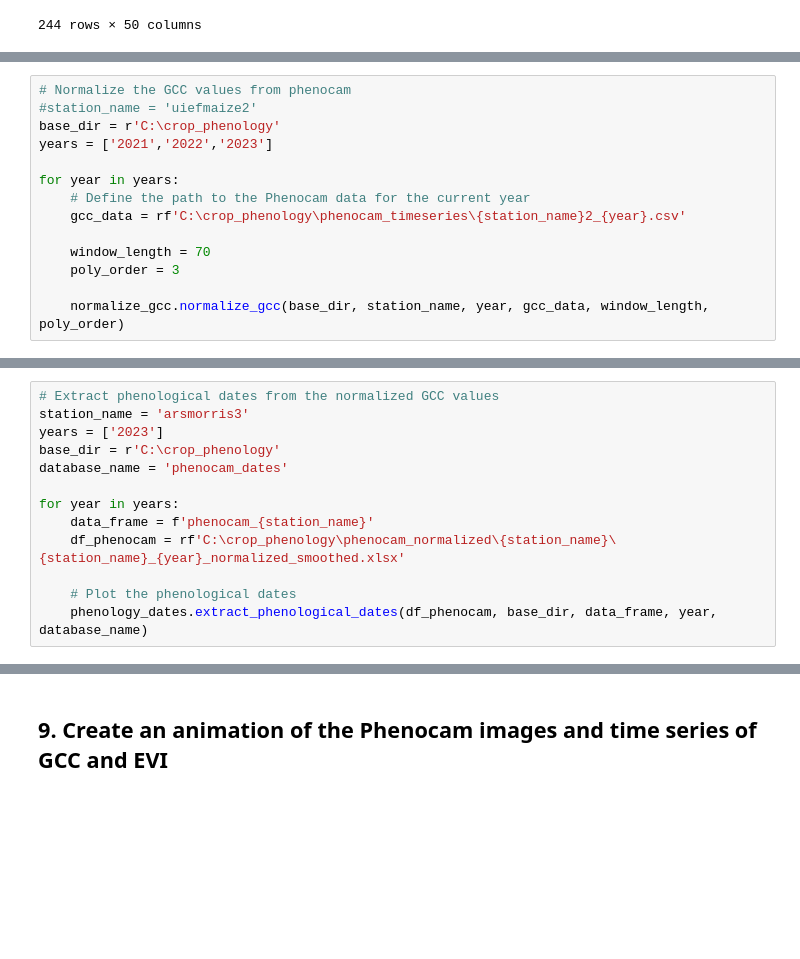
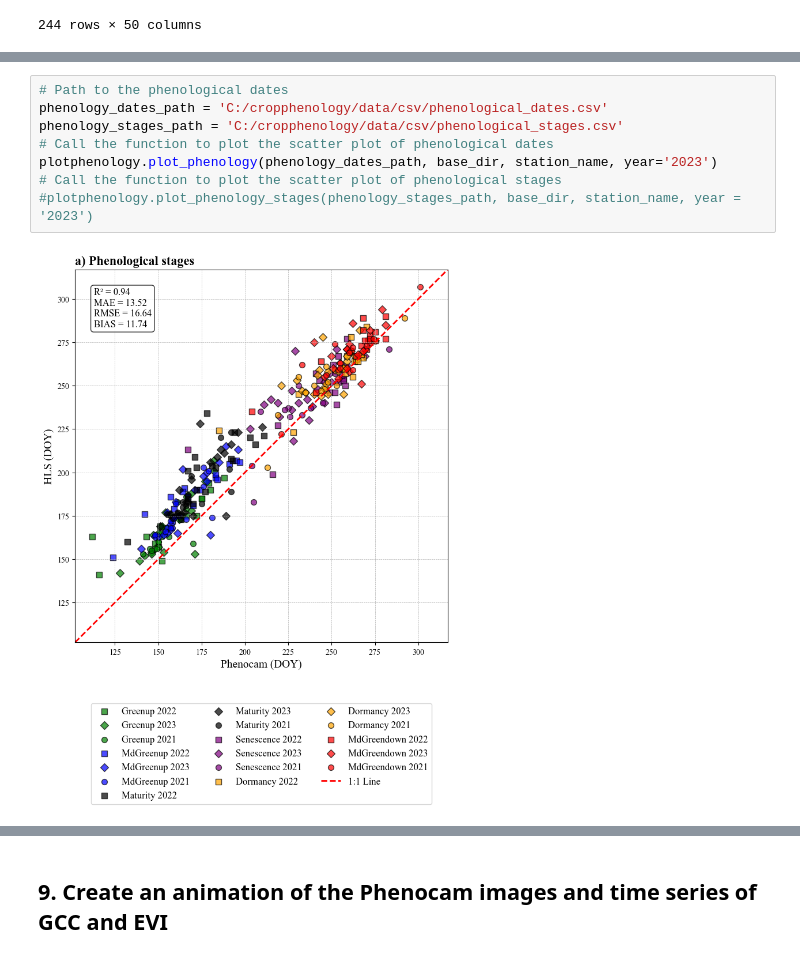
Before and after one commit to uvaires/cropphenology, a Jupyter notebook: notebooks/cropphenology.ipynb, the cells around one changed output, grey strips where cells are left out. Drawn from its saved outputs; the diff is of its cells as text; blank space fills up the shorter version.

Commit message:
WIP: phenology stages plots

```diff
--- a/notebooks/cropphenology.ipynb
+++ b/notebooks/cropphenology.ipynb
@@ -243,14 +227,0 @@ for year in years:
-# %%
-# Normalize the GCC values from phenocam
-#station_name = 'uiefmaize2'
-base_dir = r'C:\crop_phenology'
-years = ['2021','2022','2023']
-
-for year in years:
-    # Define the path to the Phenocam data for the current year
-    gcc_data = rf'C:\crop_phenology\phenocam_timeseries\{station_name}2_{year}.csv'
-
-    window_length = 70
-    poly_order = 3
-
-    normalize_gcc.normalize_gcc(base_dir, station_name, year, gcc_data, window_length, poly_order)
@@ -261,13 +227,0 @@ for year in years:
-# %%
-# Extract phenological dates from the normalized GCC values
-station_name = 'arsmorris3'
-years = ['2023']
-base_dir = r'C:\crop_phenology'
-database_name = 'phenocam_dates'
-
-for year in years:
-    data_frame = f'phenocam_{station_name}'
-    df_phenocam = rf'C:\crop_phenology\phenocam_normalized\{station_name}\{station_name}_{year}_normalized_smoothed.xlsx'
-
-    # Plot the phenological dates
-    phenology_dates.extract_phenological_dates(df_phenocam, base_dir, data_frame, year, database_name)
@@ -301,0 +231,10 @@ for year in years:
+# %%
+# Path to the phenological dates
+phenology_dates_path = 'C:/cropphenology/data/csv/phenological_dates.csv'
+phenology_stages_path = 'C:/cropphenology/data/csv/phenological_stages.csv'
+# Call the function to plot the scatter plot of phenological dates
+plotphenology.plot_phenology(phenology_dates_path, base_dir, station_name, year='2023')
+# Call the function to plot the scatter plot of phenological stages
+#plotphenology.plot_phenology_stages(phenology_stages_path, base_dir, station_name, year = '2023')
+# %% [output]
+[figure, added]
```
Also changed, not shown: parts of 11 cells of this notebook, 6 other files.
